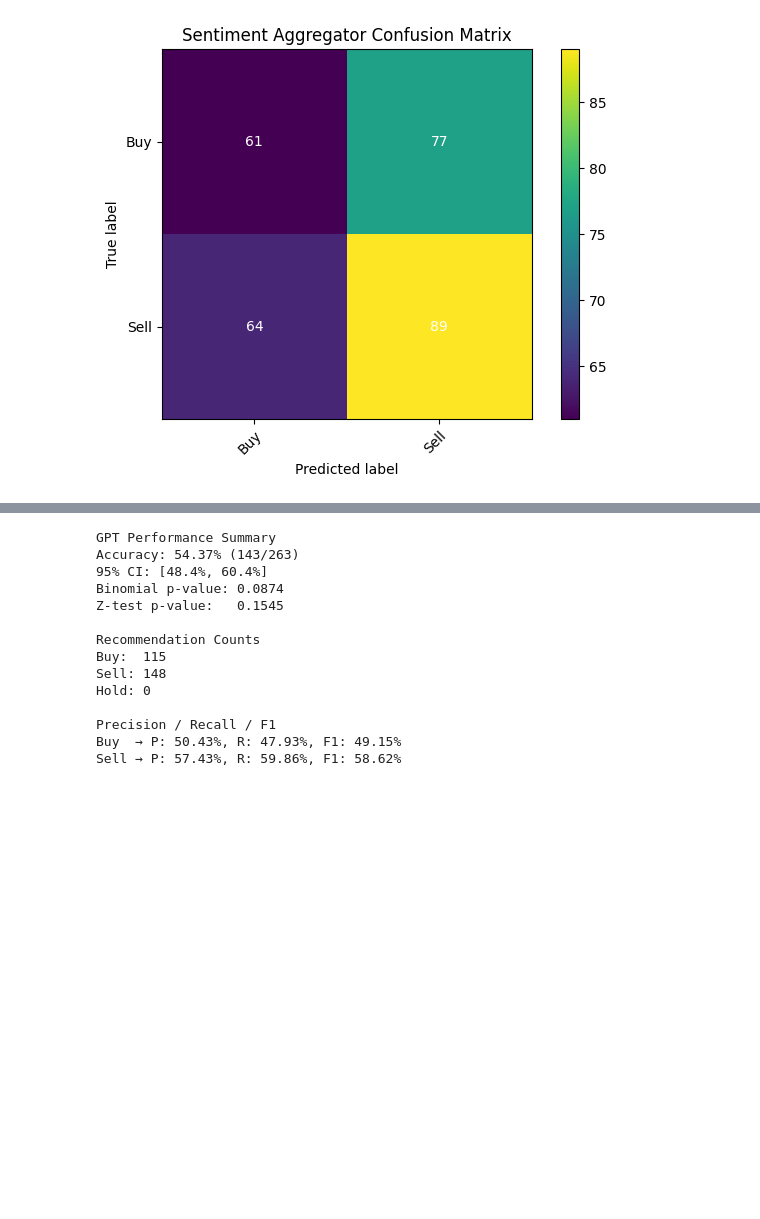
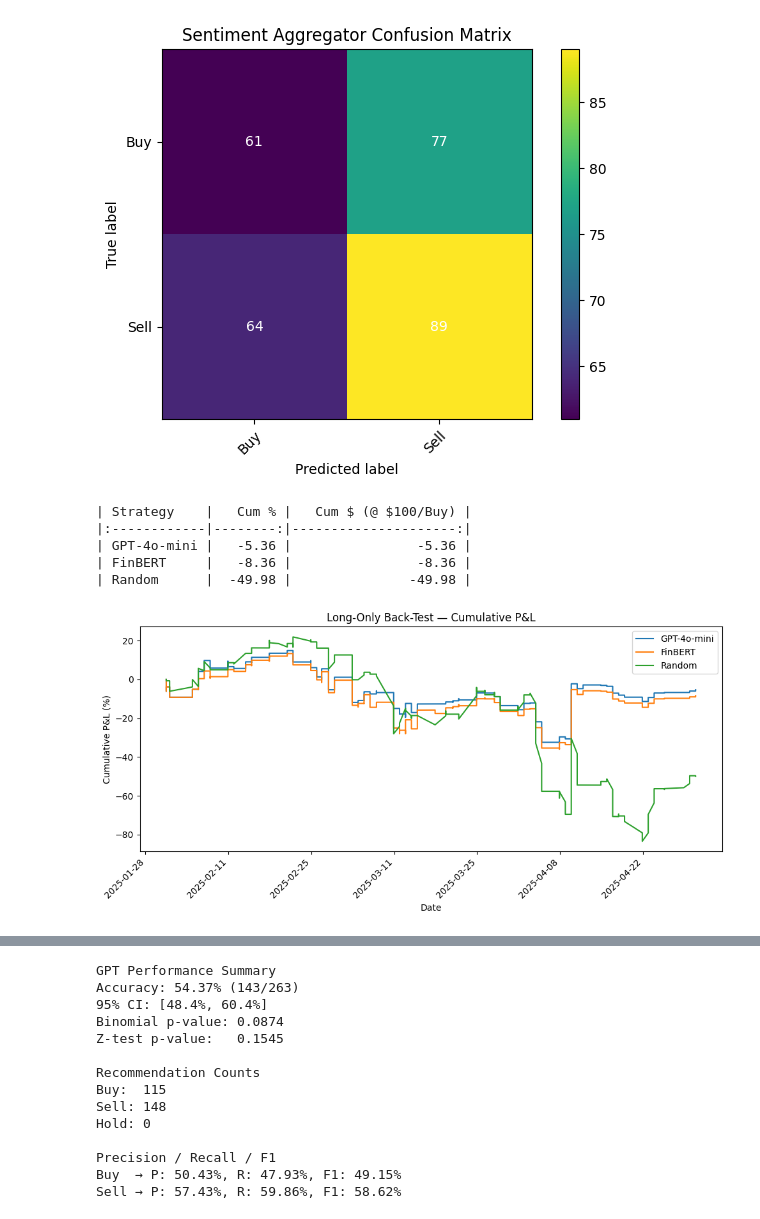
Before and after one commit to BengiNouri/Master-Thesis, a Jupyter notebook: Data Analysis/RecommendationAnalysis.ipynb, the cells around one changed output, grey strips where cells are left out. Saved outputs shown, nothing was run; the diff lists cells and outputs as text; code cells hidden in the pictures; blank space fills up the shorter version.

```diff
--- a/Data Analysis/RecommendationAnalysis.ipynb
+++ b/Data Analysis/RecommendationAnalysis.ipynb
@@ -635,3 +635,83 @@ plot_confusion_matrix(agg_cm, "Sentiment Aggregator Confusion Matrix")
 # %% [output]
 [figure]
 [figure]
+# %%
+import pandas as pd
+import numpy as np
+import matplotlib.pyplot as plt
+import matplotlib.dates as mdates
+
+# 0. Load data
+df = pd.read_csv("model_recommendations_cleaned2.csv", parse_dates=['timestamp'])
+
+# 1. Daily return in percent
+df['daily_return'] = (df['latest_close'] - df['previous_close']) / df['previous_close']
+
+# 2. Map signals (Buy=1, Sell=0) and compute P&L
+for model in [('gpt', 'gpt_recommendation'),
+              ('agg', 'aggregator_recommendation'),
+              ('rand', None)]:
+
+    name, col = model
+    if col:                              # GPT / FinBERT signals
+        df[f'{name}_signal'] = df[col].map({'Buy': 1, 'Sell': 0})
+    else:                                # random baseline
+        np.random.seed(42)
+        df['rand_signal'] = np.random.choice([0, 1], size=len(df))
+
+# P&L as percent
+df['gpt_pnl_pct']  = df['gpt_signal']  * df['daily_return']
+df['agg_pnl_pct']  = df['agg_signal']  * df['daily_return']
+df['rand_pnl_pct'] = df['rand_signal'] * df['daily_return']
+
+# P&L in dollars (stake = 100 USD per Buy day)
+stake = 100
+df['gpt_pnl_$']  = df['gpt_pnl_pct']  * stake
+df['agg_pnl_$']  = df['agg_pnl_pct']  * stake
+df['rand_pnl_$'] = df['rand_pnl_pct'] * stake
+
+# 3. Final cumulative P&L
+cum_results = {
+    'Strategy': ['GPT-4o-mini', 'FinBERT', 'Random'],
+    'Cum %': [
+        round(df['gpt_pnl_pct'].cumsum().iloc[-1]  * 100, 2),
+        round(df['agg_pnl_pct'].cumsum().iloc[-1]  * 100, 2),
+        round(df['rand_pnl_pct'].cumsum().iloc[-1] * 100, 2)
+    ],
+    'Cum $ (@ $100/Buy)': [
+        round(df['gpt_pnl_$'].sum(), 2),
+        round(df['agg_pnl_$'].sum(), 2),
+        round(df['rand_pnl_$'].sum(), 2)
+    ]
+}
+cum_df = pd.DataFrame(cum_results)
+print(cum_df.to_markdown(index=False))
+
+# 4. Plot cumulative % curves
+df_sorted = df.sort_values('timestamp')
+df_sorted['gpt_cum_pct']  = df_sorted['gpt_pnl_pct'].cumsum()  * 100
+df_sorted['agg_cum_pct']  = df_sorted['agg_pnl_pct'].cumsum()  * 100
+df_sorted['rand_cum_pct'] = df_sorted['rand_pnl_pct'].cumsum() * 100
+
+fig, ax = plt.subplots(figsize=(10, 5))
+ax.plot(df_sorted['timestamp'], df_sorted['gpt_cum_pct'],  label='GPT-4o-mini')
+ax.plot(df_sorted['timestamp'], df_sorted['agg_cum_pct'],  label='FinBERT')
+ax.plot(df_sorted['timestamp'], df_sorted['rand_cum_pct'], label='Random')
+
+ax.xaxis.set_major_locator(mdates.WeekdayLocator(interval=2))
+ax.xaxis.set_major_formatter(mdates.DateFormatter('%Y-%m-%d'))
+plt.setp(ax.get_xticklabels(), rotation=45, ha='right')
+
+ax.set_xlabel('Date')
+ax.set_ylabel('Cumulative P&L (%)')
+ax.set_title('Long-Only Back-Test — Cumulative P&L')
+ax.legend()
+plt.tight_layout()
+plt.show()
+# %% [output]
+| Strategy    |   Cum % |   Cum $ (@ $100/Buy) |
+|:------------|--------:|---------------------:|
+| GPT-4o-mini |   -5.36 |                -5.36 |
+| FinBERT     |   -8.36 |                -8.36 |
+| Random      |  -49.98 |               -49.98 |
+[figure, added]
```
Also changed, not shown: parts of 6 cells of this notebook.
